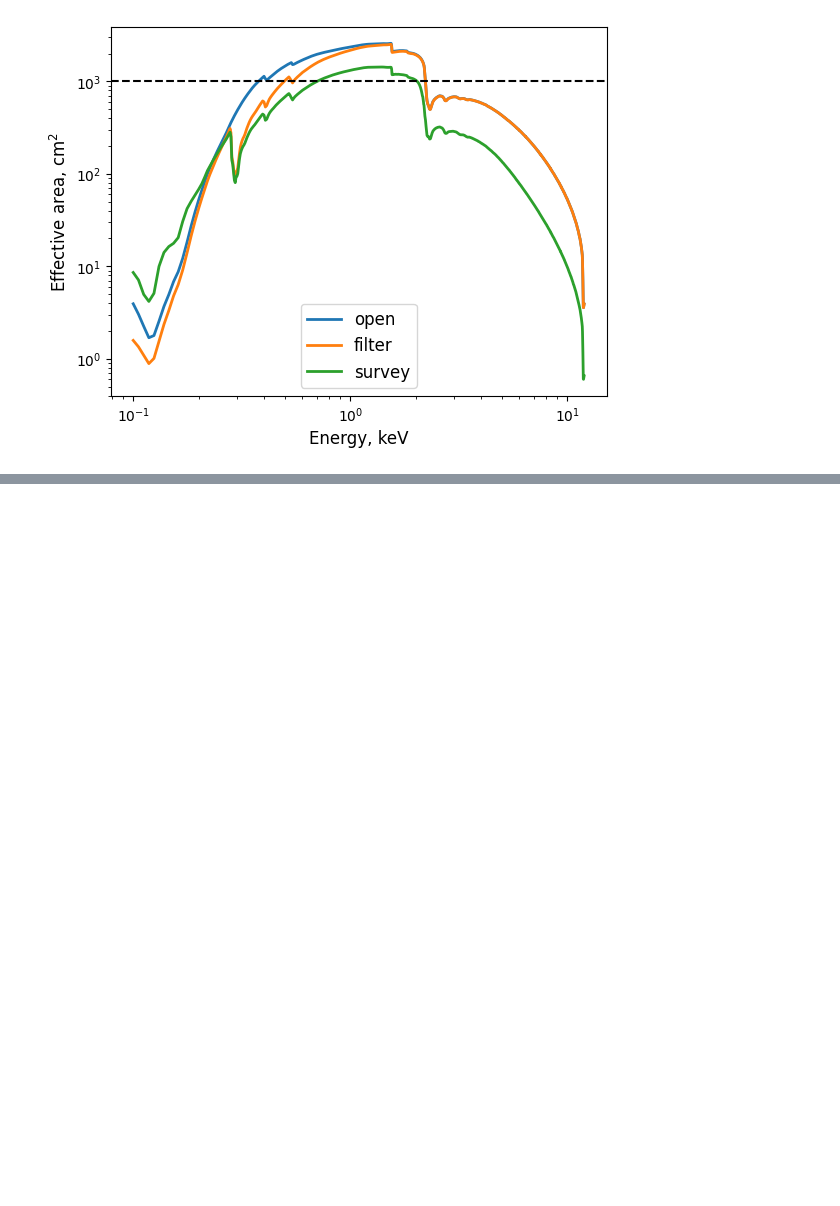
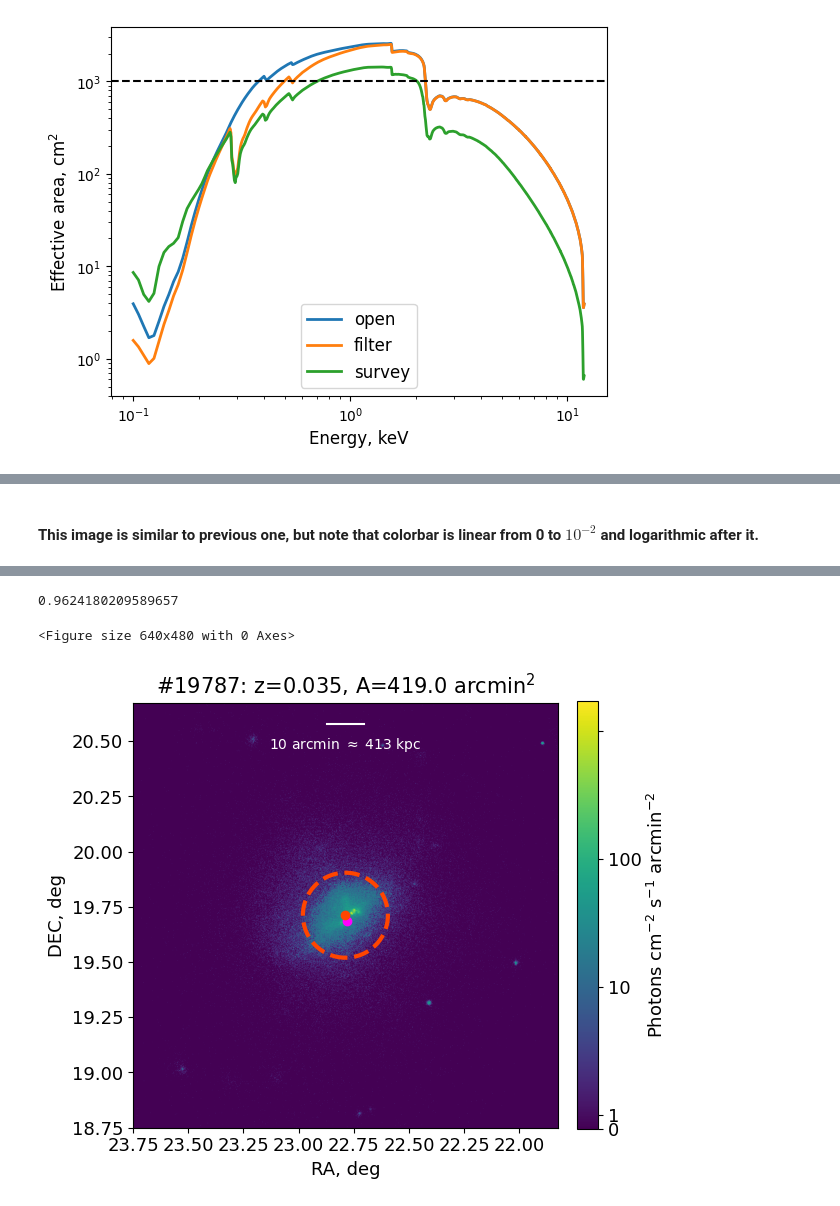
Before and after one commit to pi4imu/stacking, a Jupyter notebook: stacking_new.ipynb, the cells around one changed output, grey strips where cells are left out. Drawn from its saved outputs; the diff is of its cells as text; code cells hidden in the pictures; blank space fills up the shorter version.

```diff
--- a/stacking_new.ipynb
+++ b/stacking_new.ipynb
@@ -257,0 +243,23 @@ plt.show()
+# %% [markdown]
+#### This image is similar to previous one, but note that colorbar is linear from 0 to $10^{-2}$ and logarithmic after it.
+# %%
+%run -i 'utils/scripts.py'
+
+plt.figure(figsize=(6,6))
+
+cl_num = 19787
+
+display(clusters[clusters.index==cl_num])
+
+pho_hist, plist = extract_photons_from_cluster(cl_num,
+                                        r = 1.0,
+                                        centroid=True,
+                                        delete_superfluous=False,
+                                        draw=True,
+                                        ARF_weights=True)
+#print(pho_hist[pho_hist>100])
+
+#display(plist)
+
+plt.show()
+# %% [output]
@@ -257,0 +268,3 @@ plt.show()
+0.9624180209589657
+<Figure size 640x480 with 0 Axes>
+[figure, added]
```
Also changed, not shown: parts of 28 cells of this notebook, 1 other file.
